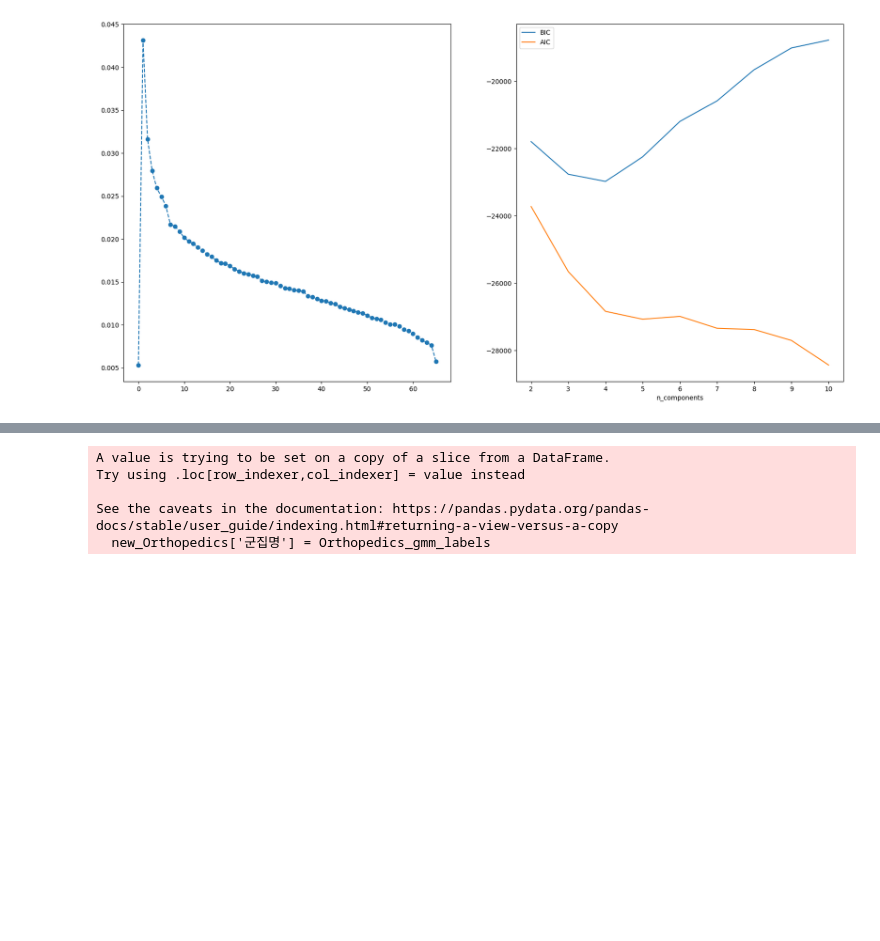
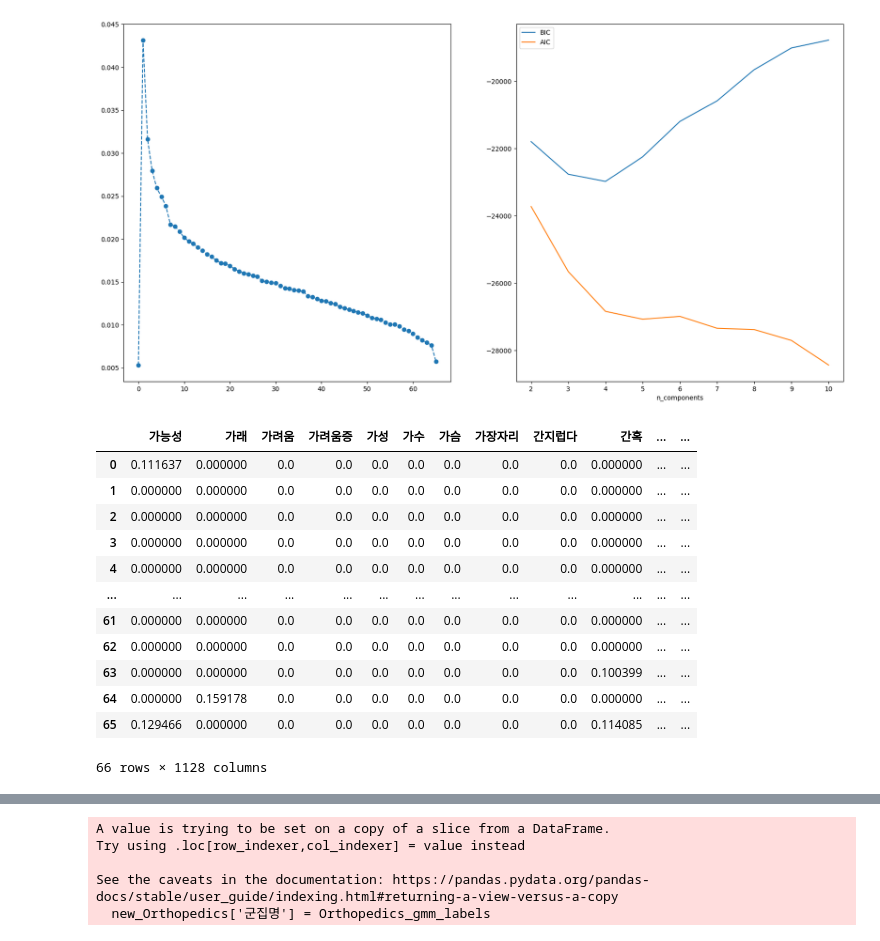
Before and after one commit to JeongUk831/final_project, a Jupyter notebook: sample3.ipynb, the cells around one changed output, grey strips where cells are left out. Cells and saved outputs as stored; diff of their text form; code cells hidden in the pictures; blank space fills up the shorter version.

```diff
--- a/sample3.ipynb
+++ b/sample3.ipynb
@@ -379,3 +443,19 @@ See the caveats in the documentation: https://pandas.pydata.org/pandas-docs/stab
 2    10
 Name: count, dtype: int64
 [figure]
+# %%
+pd.DataFrame(data=Otorhinolaryngology_symptom_tfidf.toarray(), columns=cv.get_feature_names_out())  # 차원축소 이전
+# %% [output]
+|  | 가능성 | 가래 | 가려움 | 가려움증 | 가성 | 가수 | 가슴 | 가장자리 | 간지럽다 | 간혹 | ... | ... |
+| 0 | 0.111637 | 0.000000 | 0.0 | 0.0 | 0.0 | 0.0 | 0.0 | 0.0 | 0.0 | 0.000000 | ... | ... |
+| 1 | 0.000000 | 0.000000 | 0.0 | 0.0 | 0.0 | 0.0 | 0.0 | 0.0 | 0.0 | 0.000000 | ... | ... |
+| 2 | 0.000000 | 0.000000 | 0.0 | 0.0 | 0.0 | 0.0 | 0.0 | 0.0 | 0.0 | 0.000000 | ... | ... |
+| 3 | 0.000000 | 0.000000 | 0.0 | 0.0 | 0.0 | 0.0 | 0.0 | 0.0 | 0.0 | 0.000000 | ... | ... |
+| 4 | 0.000000 | 0.000000 | 0.0 | 0.0 | 0.0 | 0.0 | 0.0 | 0.0 | 0.0 | 0.000000 | ... | ... |
+| ... | ... | ... | ... | ... | ... | ... | ... | ... | ... | ... | ... | ... |
+| 61 | 0.000000 | 0.000000 | 0.0 | 0.0 | 0.0 | 0.0 | 0.0 | 0.0 | 0.0 | 0.000000 | ... | ... |
+| 62 | 0.000000 | 0.000000 | 0.0 | 0.0 | 0.0 | 0.0 | 0.0 | 0.0 | 0.0 | 0.000000 | ... | ... |
+| 63 | 0.000000 | 0.000000 | 0.0 | 0.0 | 0.0 | 0.0 | 0.0 | 0.0 | 0.0 | 0.100399 | ... | ... |
+| 64 | 0.000000 | 0.159178 | 0.0 | 0.0 | 0.0 | 0.0 | 0.0 | 0.0 | 0.0 | 0.000000 | ... | ... |
+| 65 | 0.129466 | 0.000000 | 0.0 | 0.0 | 0.0 | 0.0 | 0.0 | 0.0 | 0.0 | 0.114085 | ... | ... |
+66 rows × 1128 columns
```
Also changed, not shown: parts of 15 cells of this notebook, 9 other files.
